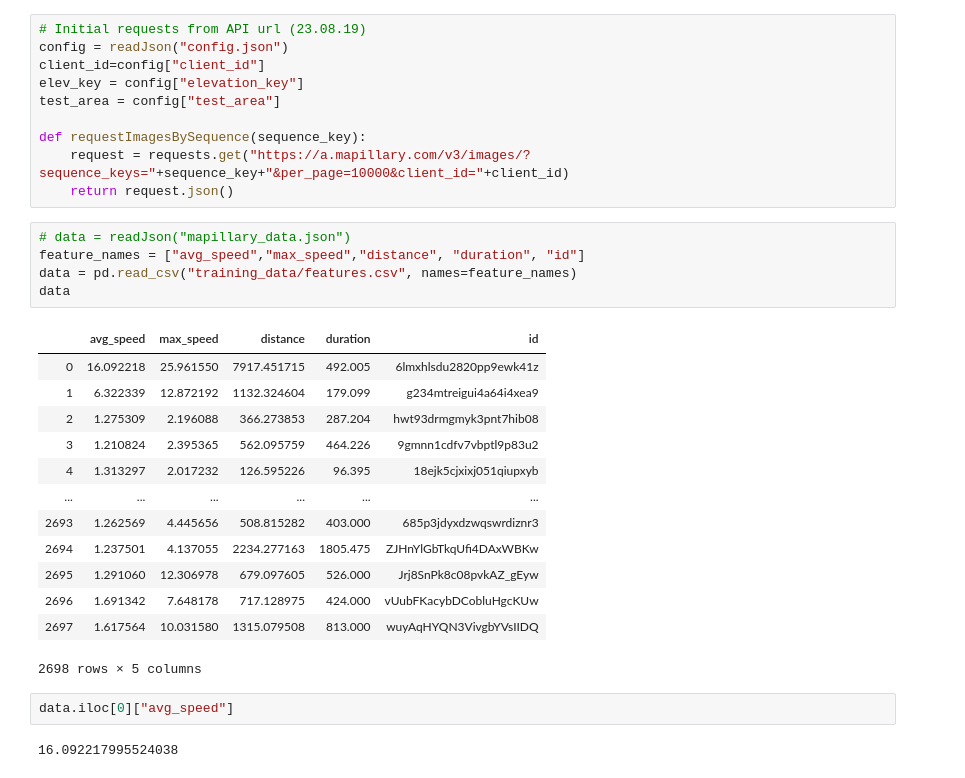
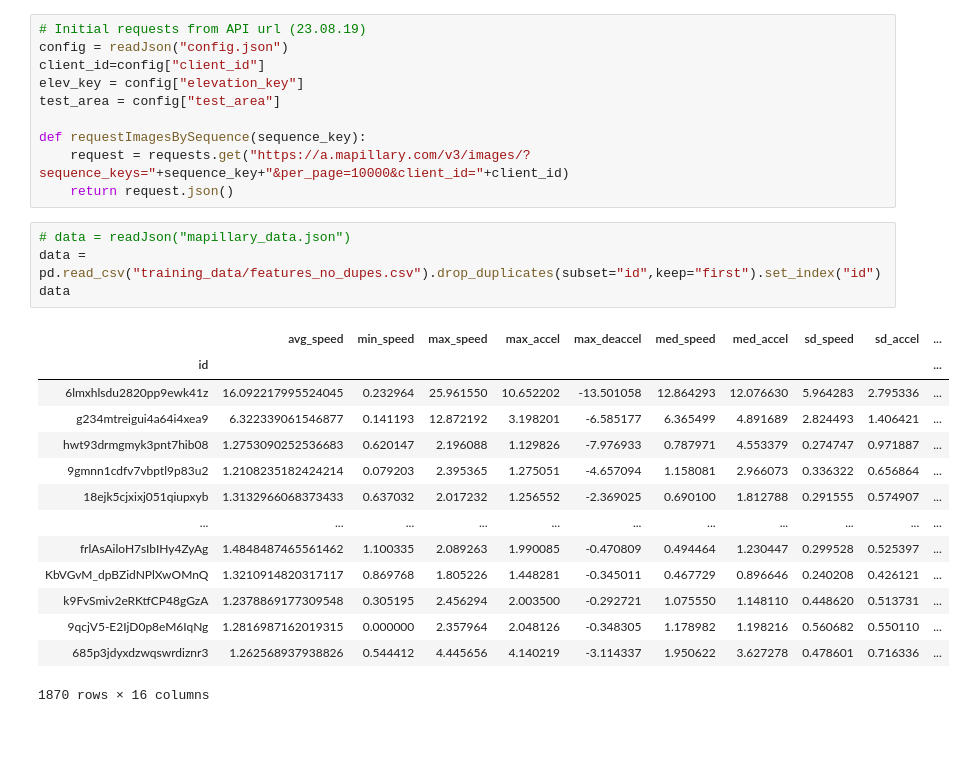
Before and after one commit to kristoffersaastad/mapillary, a Jupyter notebook: SetLabelsToImages.ipynb, the cells around one changed output. Drawn from its saved outputs; the diff is of its cells as text; blank space fills up the shorter version.

```diff
--- a/SetLabelsToImages.ipynb
+++ b/SetLabelsToImages.ipynb
@@ -26,25 +27,21 @@ def requestImagesBySequence(sequence_key):
     return request.json()
 # %%
 # data = readJson("mapillary_data.json")
-feature_names = ["avg_speed","max_speed","distance", "duration", "id"]
-data = pd.read_csv("training_data/features.csv", names=feature_names)
+data = pd.read_csv("training_data/features_no_dupes.csv").drop_duplicates(subset="id",keep="first").set_index("id")
 data
 # %% [output]
-|  | avg_speed | max_speed | distance | duration | id |
-| 0 | 16.092218 | 25.961550 | 7917.451715 | 492.005 | 6lmxhlsdu2820pp9ewk41z |
-| 1 | 6.322339 | 12.872192 | 1132.324604 | 179.099 | g234mtreigui4a64i4xea9 |
-| 2 | 1.275309 | 2.196088 | 366.273853 | 287.204 | hwt93drmgmyk3pnt7hib08 |
-| 3 | 1.210824 | 2.395365 | 562.095759 | 464.226 | 9gmnn1cdfv7vbptl9p83u2 |
-| 4 | 1.313297 | 2.017232 | 126.595226 | 96.395 | 18ejk5cjxixj051qiupxyb |
-| ... | ... | ... | ... | ... | ... |
-| 2693 | 1.262569 | 4.445656 | 508.815282 | 403.000 | 685p3jdyxdzwqswrdiznr3 |
-| 2694 | 1.237501 | 4.137055 | 2234.277163 | 1805.475 | ZJHnYlGbTkqUfi4DAxWBKw |
-| 2695 | 1.291060 | 12.306978 | 679.097605 | 526.000 | Jrj8SnPk8c08pvkAZ_gEyw |
-| 2696 | 1.691342 | 7.648178 | 717.128975 | 424.000 | vUubFKacybDCobluHgcKUw |
-| 2697 | 1.617564 | 10.031580 | 1315.079508 | 813.000 | wuyAqHYQN3VivgbYVsIIDQ |
+|  | avg_speed | min_speed | max_speed | max_accel | max_deaccel | med_speed | med_accel | sd_speed | sd_accel | ... |
+| id |  |  |  |  |  |  |  |  |  | ... |
+| 6lmxhlsdu2820pp9ewk41z | 16.092217995524045 | 0.232964 | 25.961550 | 10.652202 | -13.501058 | 12.864293 | 12.076630 | 5.964283 | 2.795336 | ... |
+| g234mtreigui4a64i4xea9 | 6.322339061546877 | 0.141193 | 12.872192 | 3.198201 | -6.585177 | 6.365499 | 4.891689 | 2.824493 | 1.406421 | ... |
+| hwt93drmgmyk3pnt7hib08 | 1.2753090252536683 | 0.620147 | 2.196088 | 1.129826 | -7.976933 | 0.787971 | 4.553379 | 0.274747 | 0.971887 | ... |
+| 9gmnn1cdfv7vbptl9p83u2 | 1.2108235182424214 | 0.079203 | 2.395365 | 1.275051 | -4.657094 | 1.158081 | 2.966073 | 0.336322 | 0.656864 | ... |
+| 18ejk5cjxixj051qiupxyb | 1.3132966068373433 | 0.637032 | 2.017232 | 1.256552 | -2.369025 | 0.690100 | 1.812788 | 0.291555 | 0.574907 | ... |
+| ... | ... | ... | ... | ... | ... | ... | ... | ... | ... | ... |
+| frlAsAiloH7sIbIHy4ZyAg | 1.4848487465561462 | 1.100335 | 2.089263 | 1.990085 | -0.470809 | 0.494464 | 1.230447 | 0.299528 | 0.525397 | ... |
+| KbVGvM_dpBZidNPlXwOMnQ | 1.3210914820317117 | 0.869768 | 1.805226 | 1.448281 | -0.345011 | 0.467729 | 0.896646 | 0.240208 | 0.426121 | ... |
+| k9FvSmiv2eRKtfCP48gGzA | 1.2378869177309548 | 0.305195 | 2.456294 | 2.003500 | -0.292721 | 1.075550 | 1.148110 | 0.448620 | 0.513731 | ... |
+| 9qcjV5-E2IjD0p8eM6IqNg | 1.2816987162019315 | 0.000000 | 2.357964 | 2.048126 | -0.348305 | 1.178982 | 1.198216 | 0.560682 | 0.550110 | ... |
+| 685p3jdyxdzwqswrdiznr3 | 1.262568937938826 | 0.544412 | 4.445656 | 4.140219 | -3.114337 | 1.950622 | 3.627278 | 0.478601 | 0.716336 | ... |
-2698 rows × 5 columns
+1870 rows × 16 columns
-# %%
-data.iloc[0]["avg_speed"]
-# %% [output]
-16.092217995524038
 # %%
```
Also changed, not shown: parts of 2 cells of this notebook, 20 other files.
